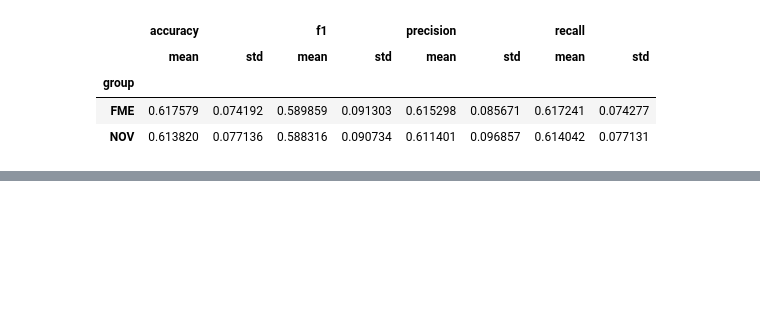
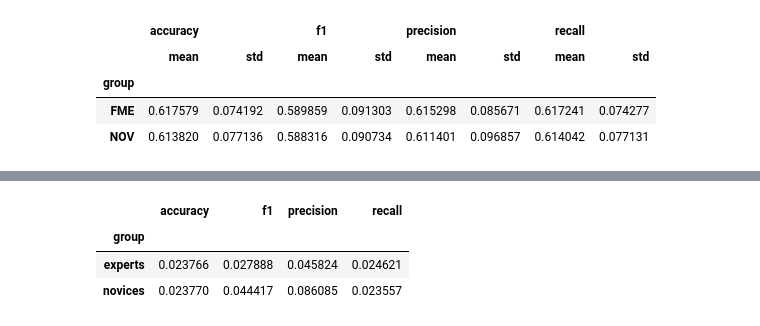
Before and after one commit to christiangoelz/FME_classification, a Jupyter notebook: scripts/results_ml_tasks.ipynb, the cells around one changed output, grey strips where cells are left out. Drawn from its saved outputs; the diff is of its cells as text; code cells hidden in the pictures; blank space fills up the shorter version.

```diff
--- a/scripts/results_ml_tasks.ipynb
+++ b/scripts/results_ml_tasks.ipynb
@@ -191,0 +266,18 @@ stat
+# %%
+with open('e_between_part_task_classification_report_force.pkl','rb') as f:
+    experts = pickle.load(f)
+
+with open('n_between_part_task_classification_report_force.pkl','rb') as f:
+    novices = pickle.load(f)
+
+novices = pd.DataFrame(get_scores(novices))
+novices['group'] = 'novices'
+experts = pd.DataFrame(get_scores(experts))
+experts['group'] = 'experts'
+df = pd.concat([experts,novices])
+df.groupby('group').std()
+# %% [output]
+|  | accuracy | f1 | precision | recall |
+| group |  |  |  |  |
+| experts | 0.023766 | 0.027888 | 0.045824 | 0.024621 |
+| novices | 0.023770 | 0.044417 | 0.086085 | 0.023557 |
```
Also changed, not shown: parts of 11 cells of this notebook, 1 other file.
